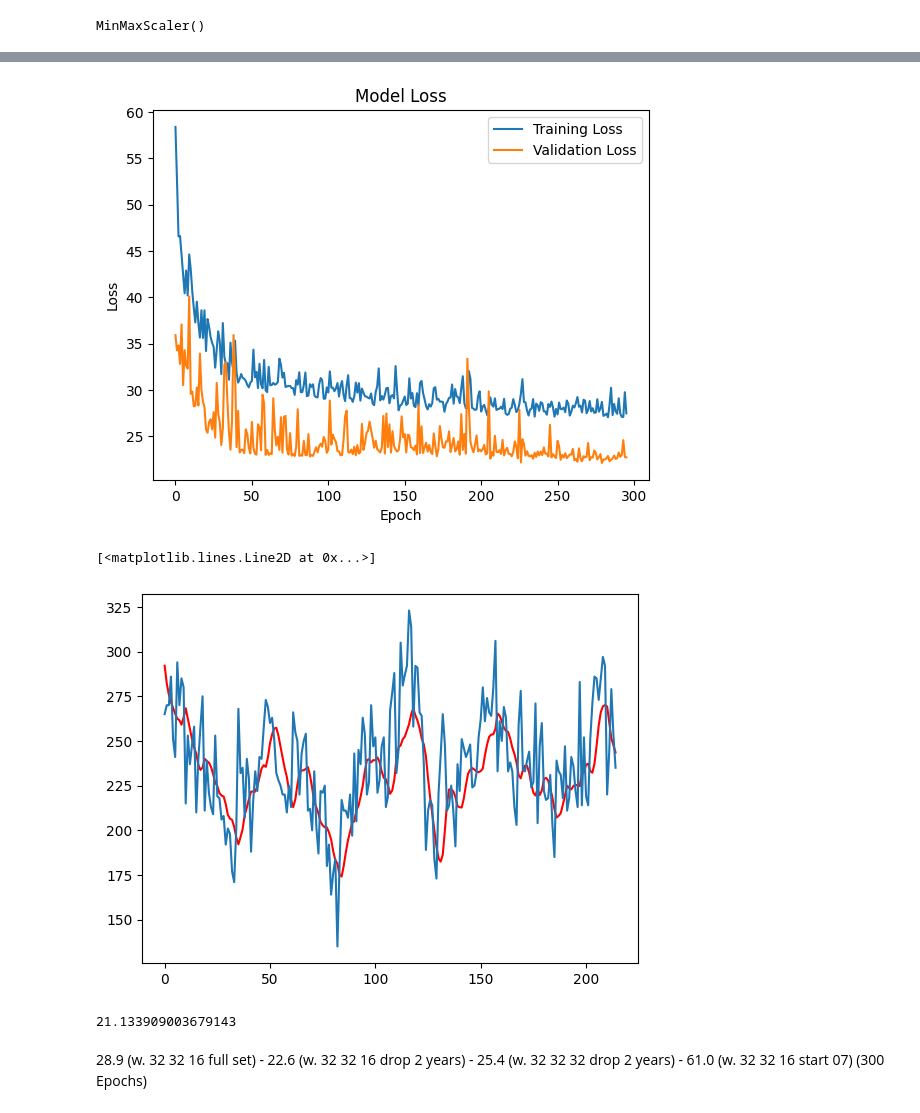
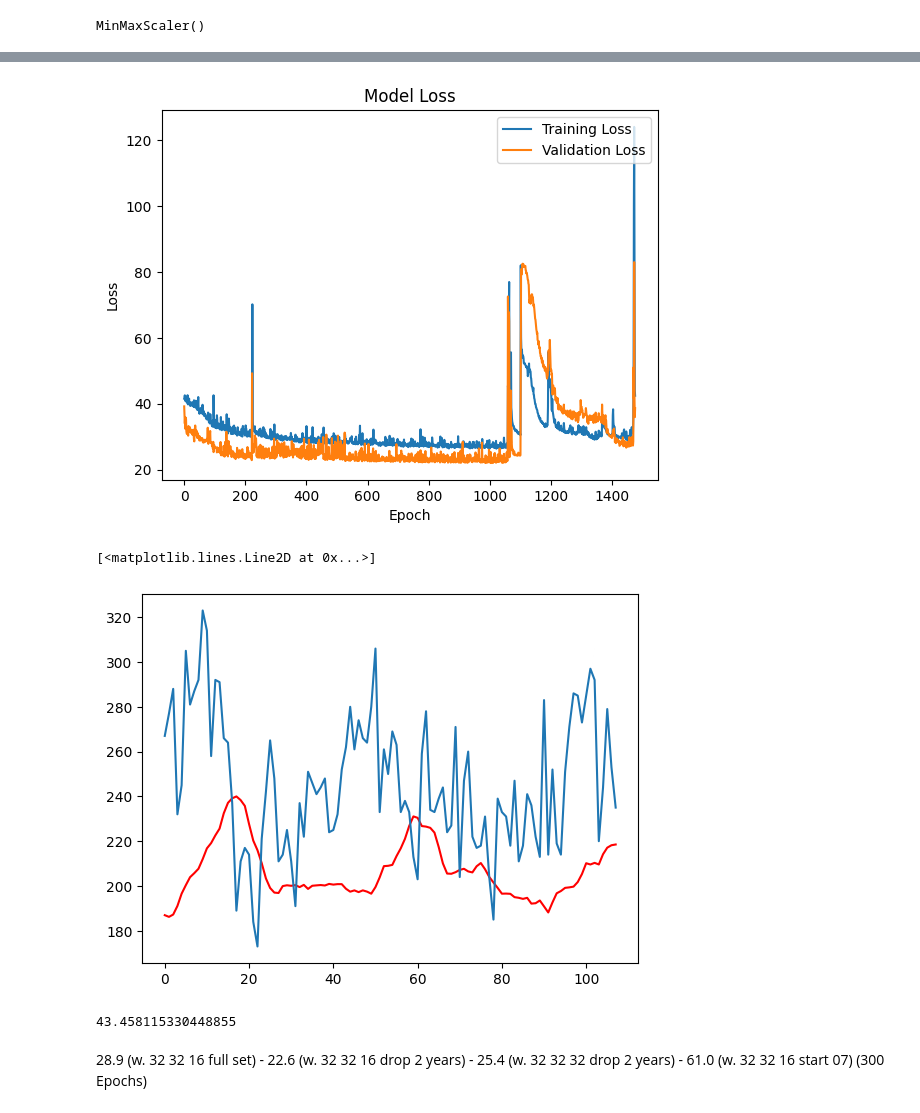
Before and after one commit to jonfoong/LW_chicago_crime_pred, a Jupyter notebook: notebooks/marko/RNN_model.ipynb, the cells around one changed output, grey strips where cells are left out. Cells and saved outputs as stored; diff of their text form; code cells hidden in the pictures.

```diff
--- a/notebooks/marko/RNN_model.ipynb
+++ b/notebooks/marko/RNN_model.ipynb
@@ -17,6 +17,8 @@ Index(['ID', 'Case Number', 'Date', 'Block', 'IUCR', 'Primary Type',
 df.drop(columns=["X Coordinate", "Y Coordinate", "Latitude", "Longitude", "Location", "Beat"], inplace=True)
 # %% [markdown]
 ## Community area 25
+# %%
+df=df[df["Year"]>=2003]
 # %%
 df_4=df.groupby("Community Area").count()
 ca_df=df_4[["ID"]].rename(columns={"ID" : "crime_count" })
@@ -201,8 +199,7 @@ ca25weekly_df[104:]
 # %%
 # DATA PREPROCESS
 
-# turn crimes into list
-crime_count_list = list(ca25weekly_df[104:]["crime_count"])
+crime_count_list = list(ca25weekly_df["crime_count"])
 
 # parameters
 sequence_length = 52  # number of weeks to consider for predicting the next week
@@ -217,11 +214,11 @@ X = np.array(X)
 y = np.array(y)
 
 # train_test_split
-train_size = int(len(X) * 0.8)  # 80% for training
+train_size = int(len(X) * 0.9)  # 90% for training
 X_train_full, X_test, y_train_full, y_test = X[:train_size], X[train_size:], y[:train_size], y[train_size:]
 
 # Further split the training data into training and validation sets
-X_train, X_val, y_train, y_val = train_test_split(X_train_full, y_train_full, test_size=0.25, shuffle=False)
+X_train, X_val, y_train, y_val = train_test_split(X_train_full, y_train_full, test_size=0.2, shuffle=False)
 # %%
 from sklearn.preprocessing import MinMaxScaler
 scaler=MinMaxScaler()
@@ -277,12 +274,12 @@ Model: "sequential_21"
  Non-trainable params: 0 (0.00 B)
 # %%
 model.compile(loss='mae',
-              optimizer=Adam(learning_rate=0.001))
+              optimizer=Adam(learning_rate=0.0001))
 
 # 3- Fit
 #es = EarlyStopping(patience=0, restore_best_weights=True)
 
-history=model.fit(X_train_scaled, y_train, epochs=300, verbose=0, batch_size= 16 ,validation_data=(X_val_scaled,y_val)
+history=model.fit(X_train_scaled, y_train, epochs=1500, verbose=0, batch_size= 32 ,validation_data=(X_val_scaled,y_val)
                   #, callbacks=[es]
                  )
 
@@ -293,25 +290,25 @@ y_pred=model.predict(X_test_scaled)
 # %%
-plt.plot(history.history['loss'][4:], label='Training Loss')
-plt.plot(history.history['val_loss'][4:], label='Validation Loss')
+plt.plot(history.history['loss'][24:], label='Training Loss')
+plt.plot(history.history['val_loss'][24:], label='Validation Loss')
 plt.title('Model Loss')
 plt.xlabel('Epoch')
 plt.ylabel('Loss')
 plt.legend(loc='upper right')
 plt.show()
 # %% [output]
-[figure, old version]
+[figure, new version]
 # %%
 plt.plot(pd.DataFrame(y_pred), color= "red")
 plt.plot(pd.DataFrame(y_test))
 # %% [output]
 [<matplotlib.lines.Line2D at 0x...>]
-[figure, old version]
+[figure, new version]
 # %%
 from sklearn.metrics import mean_absolute_error
 # %%
 mean_absolute_error(y_test,y_pred)
 # %% [output]
-21.133909003679143
+43.458115330448855
 # %% [markdown]
 28.9 (w. 32 32 16 full set) -  22.6 (w. 32 32 16 drop 2 years) - 25.4 (w. 32 32 32 drop 2 years) - 61.0 (w. 32 32 16 start 07) (300 Epochs)
 # %% [markdown]
```
Also changed, not shown: parts of 10 cells of this notebook, 2 other files.
